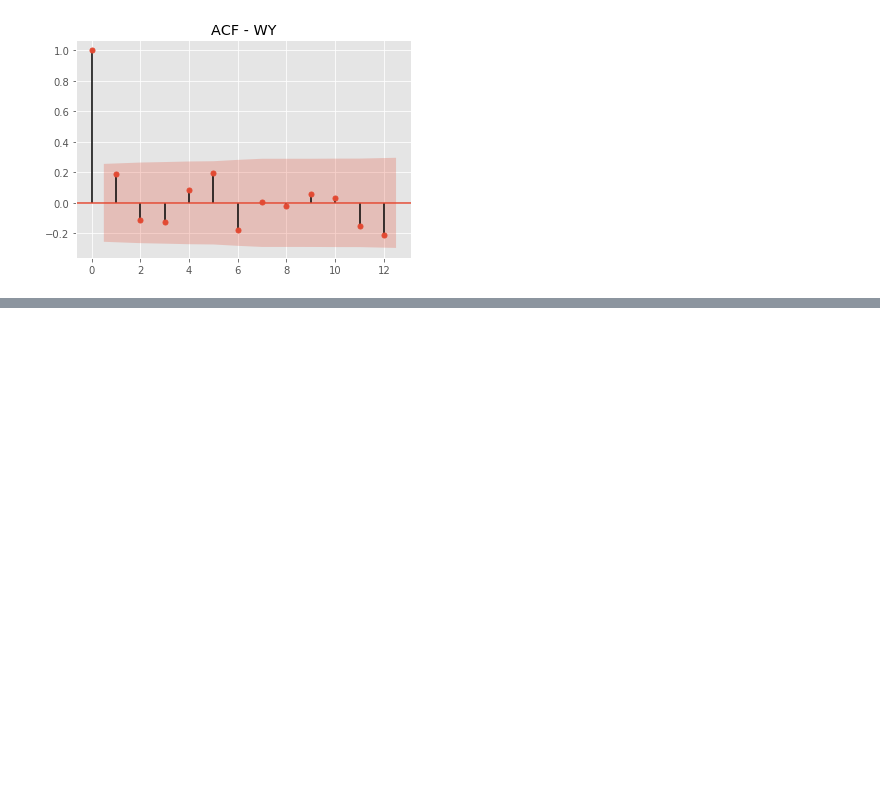
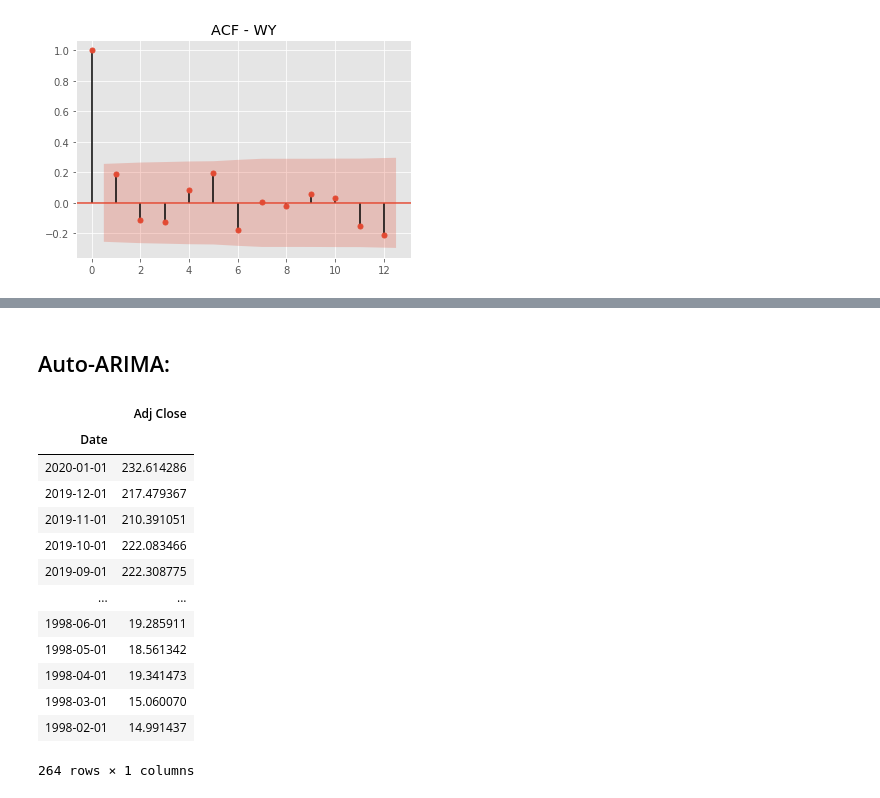
Before and after one commit to andrewcole33/reit_time_series_analysis, a Jupyter notebook: TS_reits.ipynb, the cells around one changed output, grey strips where cells are left out. Drawn from its saved outputs; the diff is of its cells as text; code cells hidden in the pictures; blank space fills up the shorter version.

```diff
--- a/TS_reits.ipynb
+++ b/TS_reits.ipynb
@@ -576,0 +449,19 @@ MAA Diagnostics:
+# %% [markdown]
+## Auto-ARIMA:
+# %%
+reit_df_dict['AMT']
+# %% [output]
+|  | Adj Close |
+| Date |  |
+| 2020-01-01 | 232.614286 |
+| 2019-12-01 | 217.479367 |
+| 2019-11-01 | 210.391051 |
+| 2019-10-01 | 222.083466 |
+| 2019-09-01 | 222.308775 |
+| ... | ... |
+| 1998-06-01 | 19.285911 |
+| 1998-05-01 | 18.561342 |
+| 1998-04-01 | 19.341473 |
+| 1998-03-01 | 15.060070 |
+| 1998-02-01 | 14.991437 |
+264 rows × 1 columns
```
Also changed, not shown: parts of 7 cells of this notebook.
